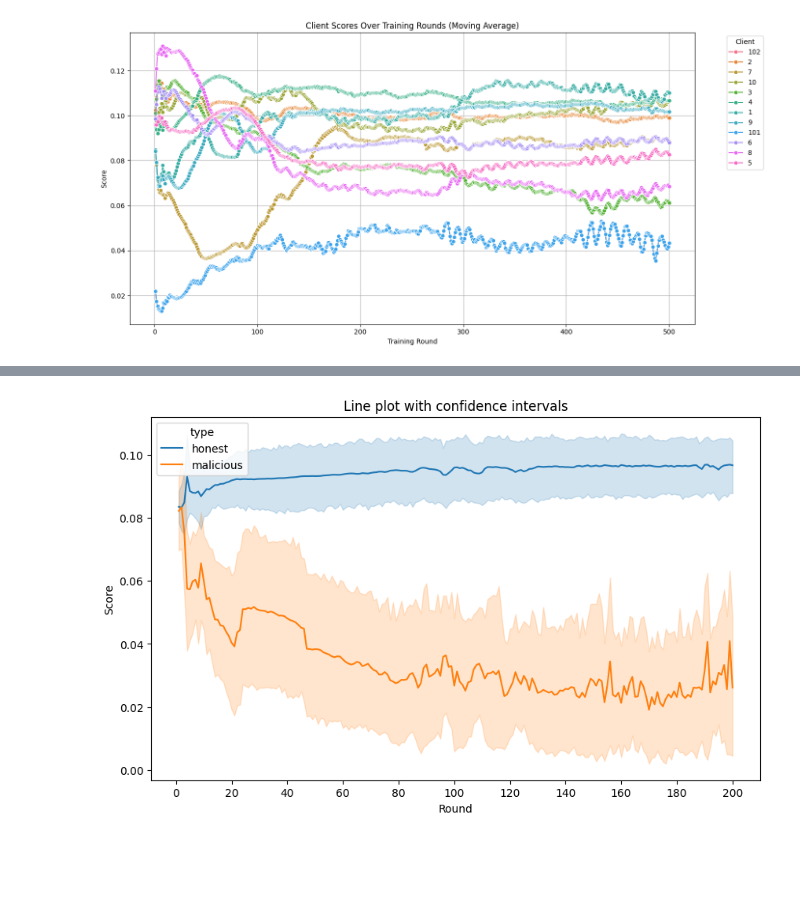
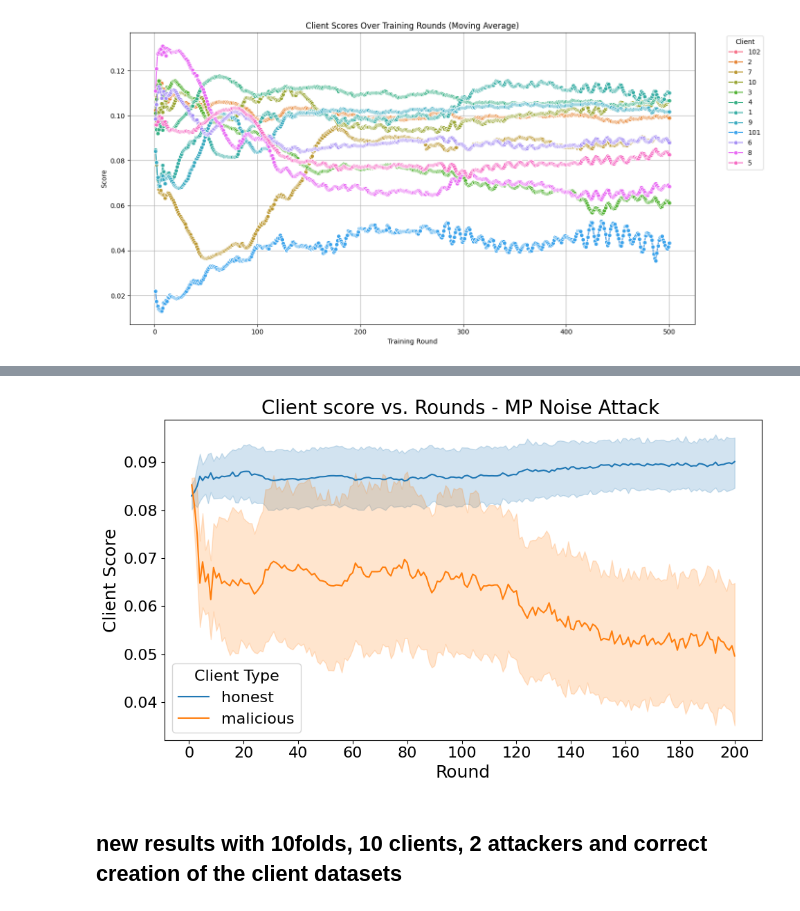
Before and after one commit to dariofenoglio98/CF_FL, a Jupyter notebook: trash.ipynb, the cells around one changed output, grey strips where cells are left out. Drawn from its saved outputs; the diff is of its cells as text; code cells hidden in the pictures; blank space fills up the shorter version.

```diff
--- a/trash.ipynb
+++ b/trash.ipynb
@@ -30,3 +0,0 @@ Number of parameters: 291522
-# %%
-x = np.load('data/train_features_FL.npy')
-y = np.load('data/train_tasks_FL.npy')
@@ -661,12 +306,15 @@ import pandas as pd
 import seaborn as sns
 import matplotlib.pyplot as plt
 
+
+plt.rcParams.update({'font.size': 16})
+
 # Initialize a list to hold data from all folds
 combined_data = {}
 
 # Read and combine data from all 5 folds
-for i in range(1, 5):
-    with open(f"score_trends/MP_noise/client_memory_round_cifar10_{i}.json", 'r') as f:
+for i in range(1, 10):
+    with open(f"score_trends/10folds_10clients_2att/MP_noise/client_memory_round_cifar10_{i}.json", 'r') as f:
         fold_data = json.load(f)
         for round_key, round_data in fold_data.items():
             if round_key not in combined_data:
@@ -692,13 +340,15 @@ df_long['round'] = df_long['round'].astype(int)
 # Plot using seaborn
 plt.figure(figsize=(10, 6))
 sns.lineplot(data=df_long, x='round', y='value', hue='type', errorbar=('ci', 95))
-plt.xlabel('Round')
-plt.ylabel('Score')
-plt.title('Line plot with confidence intervals')
+plt.xlabel('Round', fontsize=18)
+plt.ylabel('Client Score', fontsize=18)
+plt.legend(title='Client Type')
+plt.title('Client score vs. Rounds - MP Noise Attack ', fontsize=20)
 
 # Set x-ticks to show every 20 rounds starting from 0
 max_round = df_long['round'].max()
 plt.xticks(ticks=range(0, max_round + 1, 20), labels=range(0, max_round + 1, 20))
-
+plt.tight_layout()
+plt.savefig('MP_Noise_Client_Score.pdf', dpi=400)
 plt.show()
 # %% [output]
@@ -709,45 +412,52 @@ import pandas as pd
 import seaborn as sns
 import matplotlib.pyplot as plt
 
+
+plt.rcParams.update({'font.size': 16})
+
 # Initialize a list to hold data from all folds
 combined_data = {}
 
 # Read and combine data from all 5 folds
-for i in range(1, 5):
-    with open(f"score_trends/DP_flip/client_memory_round_cifar10_{i}.json", 'r') as f:
+for i in range(1, 10):
+    with open(f"score_trends/10folds_10clients_2att/DP_flip/client_memory_round_cifar10_{i}.json", 'r') as f:
         fold_data = json.load(f)
         for round_key, round_data in fold_data.items():
             if round_key not in combined_data:
                 combined_data[round_key] = {}
             for client_key, value in round_data.items():
                 new_client_key = int(client_key) + i * 10 if int(client_key) <= 10 else int(client_key) + i * 2
                 new_client_key = str(new_client_key)
                 combined_data[round_key][new_client_key] = value
 
 # Convert the combined data into a DataFrame
 df = pd.DataFrame(combined_data).T
 
 # Create a long-form DataFrame
 df_long = df.reset_index().melt(id_vars='index', var_name='variable', value_name='value')
 df_long.rename(columns={'index': 'round'}, inplace=True)
 
 # Add a column to indicate whether the data is "honest" or "malicious"
 df_long['type'] = df_long['variable'].apply(lambda x: 'malicious' if int(x) >= 101 else 'honest')
 
 # Convert 'round' to numeric type for sorting
 df_long['round'] = df_long['round'].astype(int)
 
 # Plot using seaborn
 plt.figure(figsize=(10, 6))
 sns.lineplot(data=df_long, x='round', y='value', hue='type', errorbar=('ci', 95))
-plt.xlabel('Round')
-plt.ylabel('Score')
-plt.title('Line plot with confidence intervals')
+plt.xlabel('Round', fontsize=18)
+plt.ylabel('Client Score', fontsize=18)
+plt.legend(title='Client Type')
+plt.title('Client score vs. Rounds - MP Noise Attack ', fontsize=20)
 
 # Set x-ticks to show every 20 rounds starting from 0
 max_round = df_long['round'].max()
 plt.xticks(ticks=range(0, max_round + 1, 20), labels=range(0, max_round + 1, 20))
-
+plt.tight_layout()
+plt.savefig('MP_Noise_Client_Score.pdf', dpi=400)
 plt.show()
 # %% [output]
-[figure, old version]
+[figure, new version]
+# %% [markdown]
+## new results with 10folds, 10 clients, 2 attackers and correct creation of the client datasets
```
Also changed, not shown: parts of 34 cells of this notebook, 12 other files.
